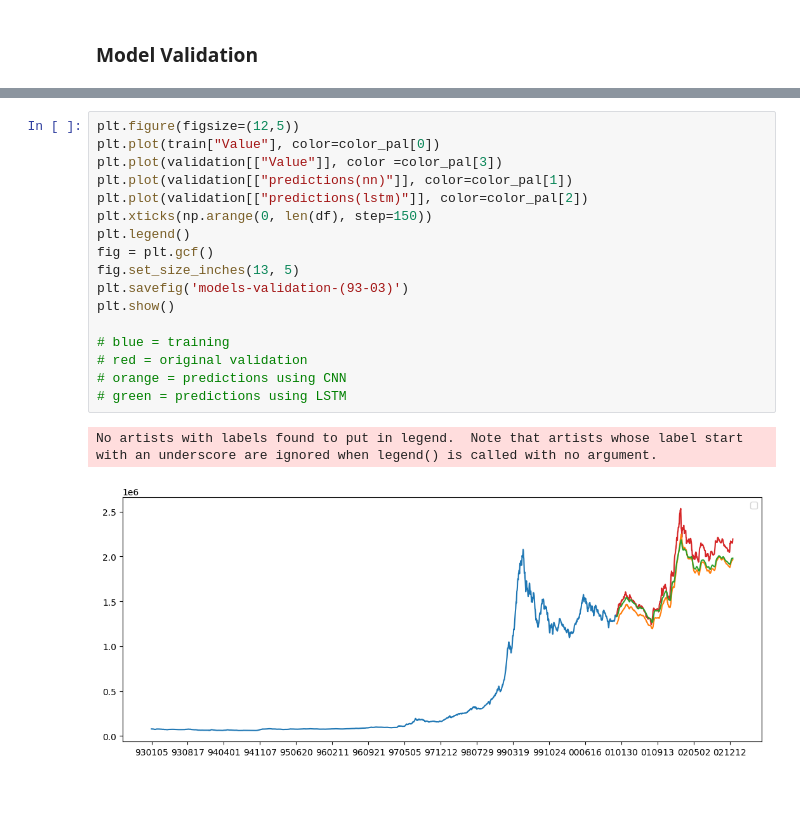
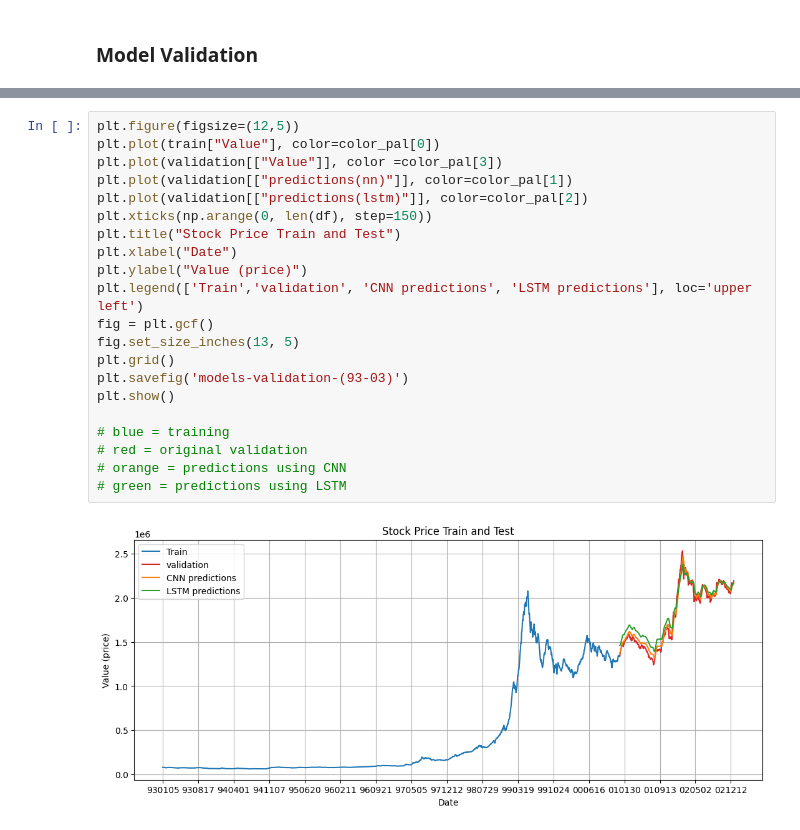
Before and after one commit to mohammadrezanorouzii/stock-price-prediction, a Jupyter notebook: main.ipynb, the cells around one changed output, grey strips where cells are left out. Drawn from its saved outputs; the diff is of its cells as text; blank space fills up the shorter version.

Commit message:
add some plots

```diff
--- a/main.ipynb
+++ b/main.ipynb
@@ -423,20 +444,23 @@ validation
 # %%
 plt.figure(figsize=(12,5))
 plt.plot(train["Value"], color=color_pal[0])
 plt.plot(validation[["Value"]], color =color_pal[3])
 plt.plot(validation[["predictions(nn)"]], color=color_pal[1])
 plt.plot(validation[["predictions(lstm)"]], color=color_pal[2])
 plt.xticks(np.arange(0, len(df), step=150))
-plt.legend()
+plt.title("Stock Price Train and Test")
+plt.xlabel("Date")
+plt.ylabel("Value (price)")
+plt.legend(['Train','validation', 'CNN predictions', 'LSTM predictions'], loc='upper left')
 fig = plt.gcf()
 fig.set_size_inches(13, 5)
+plt.grid()
 plt.savefig('models-validation-(93-03)')
 plt.show()
 
 # blue = training
 # red = original validation
 # orange = predictions using CNN
 # green = predictions using LSTM
 # %% [output]
-No artists with labels found to put in legend.  Note that artists whose label start with an underscore are ignored when legend() is called with no argument.
-[figure, old version]
+[figure, new version]
```
Also changed, not shown: parts of 12 cells of this notebook, 5 other files.
